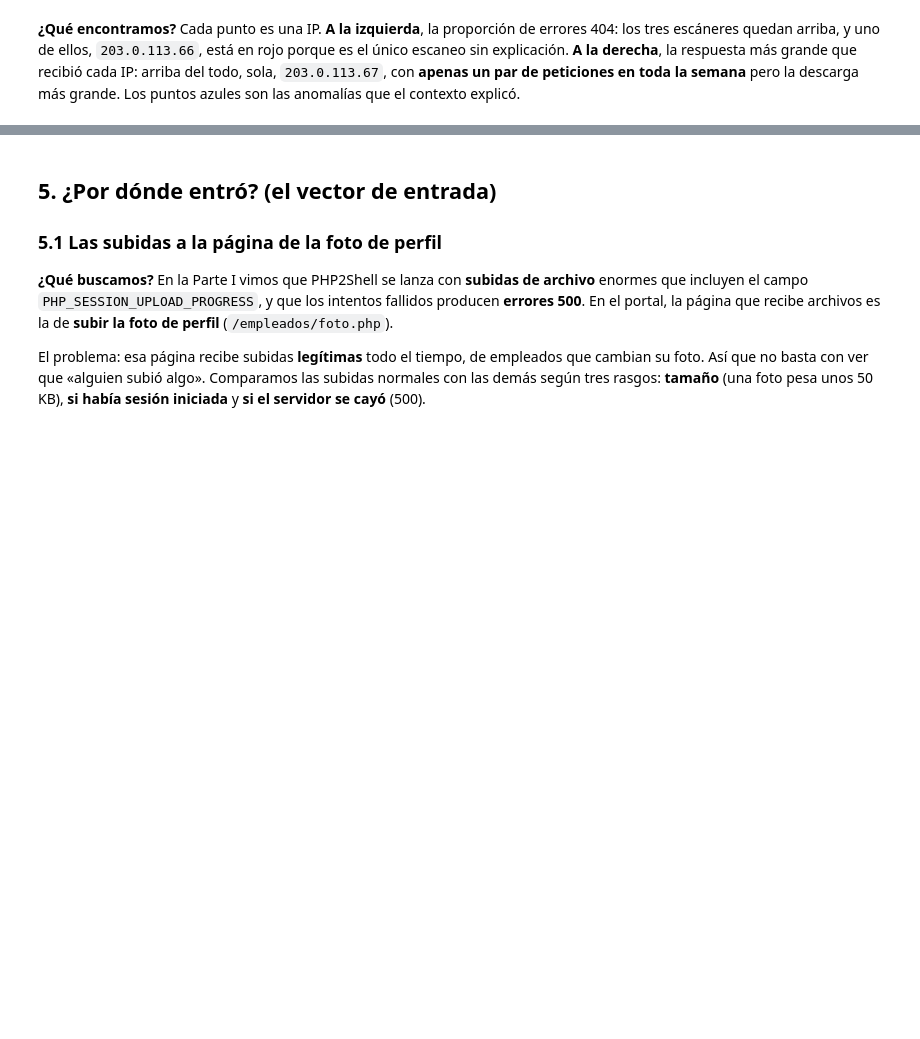
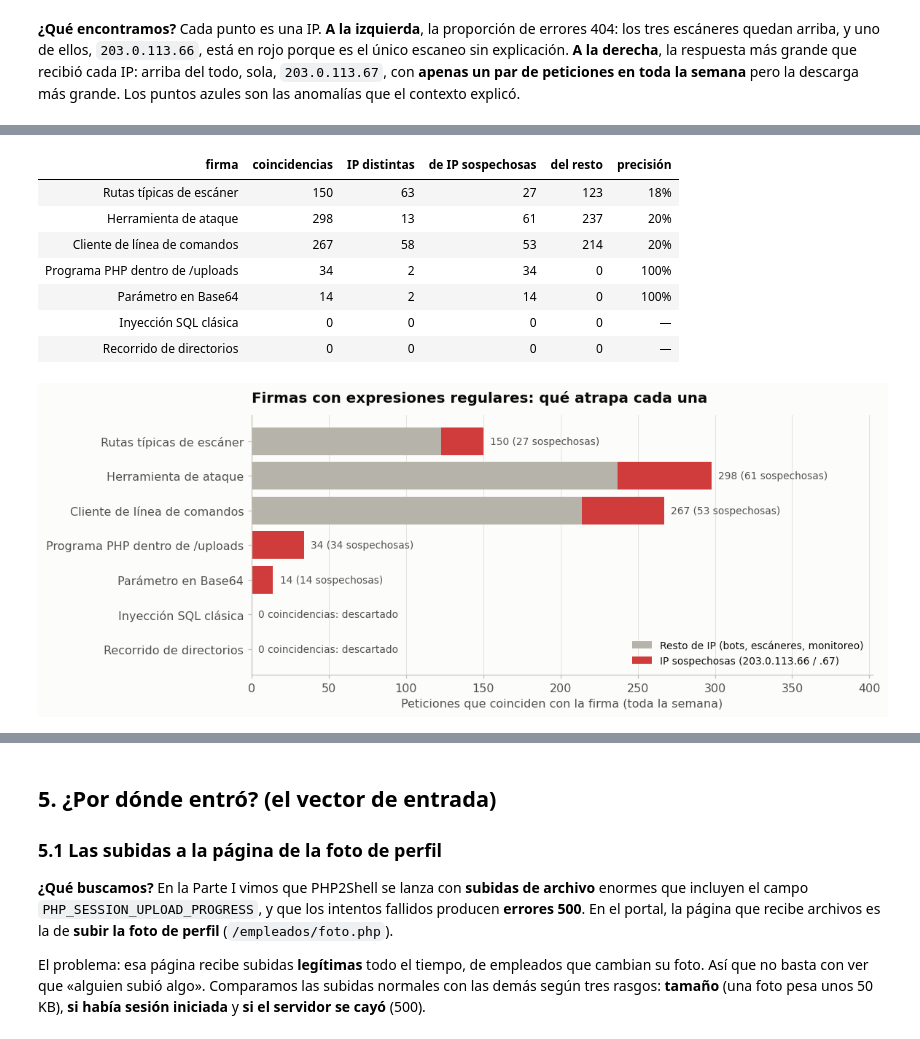
Before and after one commit to JohanYP/techcorp-forense-lab, a Jupyter notebook: analisis/notebooks/analisis_forense.ipynb, the cells around one changed output, grey strips where cells are left out. Saved outputs shown, nothing was run; the diff lists cells and outputs as text; code cells hidden in the pictures; blank space fills up the shorter version.

```diff
--- a/analisis/notebooks/analisis_forense.ipynb
+++ b/analisis/notebooks/analisis_forense.ipynb
@@ -765,0 +881,51 @@ guardar(fig, 'fig03_ips_anomalas')
+# %%
+FIRMAS = [
+    ('Rutas típicas de escáner', 'uri',
+     r'(?i)/(\.env|\.git/|wp-login\.php|phpmyadmin|server-status|backup|db\.sql|shell\.php|config\.php)'),
+    ('Herramienta de ataque', 'user_agent', r'(?i)(gobuster|nikto|sqlmap|nmap|dirbuster|wpscan|nuclei|masscan|zgrab)'),
+    ('Cliente de línea de comandos', 'user_agent', r'^(curl|python-requests|Wget|Go-http-client)/'),
+    ('Programa PHP dentro de /uploads', 'uri', r'^/uploads/.*\.php$'),
+    ('Parámetro en Base64', "coalesce(query, '')", r'[?&](x|dl)=[A-Za-z0-9+/]{4,}={0,2}$'),
+    ('Inyección SQL clásica', "uri || coalesce(query, '')", r'(?i)(union(\s|%20|\+)+select|(\s|%20)or(\s|%20)+1=1|%27--)'),
+    ('Recorrido de directorios', "uri || coalesce(query, '')", r'(\.\./|%2e%2e%2f)'),
+]
+filas = []
+for nombre, campo, patron in FIRMAS:
+    r = con.sql(f'''
+        SELECT COUNT(*) AS coincidencias,
+               COUNT(DISTINCT client_ip) AS ips,
+               COUNT(*) FILTER (WHERE list_contains($sos::VARCHAR[], client_ip)) AS de_ip_sospechosas,
+               COUNT(DISTINCT client_ip) FILTER (WHERE list_contains($sos::VARCHAR[], client_ip)) AS ips_sospechosas
+        FROM web WHERE regexp_matches({campo}, $p)
+    ''', params={'p': patron, 'sos': list(SOSPECHOSAS)}).df().iloc[0]
+    filas.append({'firma': nombre, 'coincidencias': int(r['coincidencias']), 'IP distintas': int(r['ips']),
+                  'de IP sospechosas': int(r['de_ip_sospechosas']),
+                  'del resto': int(r['coincidencias'] - r['de_ip_sospechosas']),
+                  'precisión': (r['de_ip_sospechosas'] / r['coincidencias']) if r['coincidencias'] else None})
+firmas = pd.DataFrame(filas)
+display(firmas.style.format({'precisión': lambda v: '—' if pd.isna(v) else f'{v:.0%}'}).hide(axis='index'))
+
+# Figura: de dónde vienen las coincidencias de cada firma
+f = firmas.iloc[::-1]
+fig, ax = plt.subplots(figsize=(10, 4.2))
+ax.barh(f['firma'], f['del resto'], color=GRIS, label='Resto de IP (bots, escáneres, monitoreo)')
+ax.barh(f['firma'], f['de IP sospechosas'], left=f['del resto'], color=CRITICO, label='IP sospechosas (203.0.113.66 / .67)')
+for y, (tot, sos) in enumerate(zip(f['coincidencias'], f['de IP sospechosas'])):
+    ax.annotate('0 coincidencias: descartado' if tot == 0 else f'{tot} ({sos} sospechosas)',
+                (tot, y), xytext=(6, 0), textcoords='offset points', va='center', fontsize=9, color=TINTA2)
+ax.set_title('Firmas con expresiones regulares: qué atrapa cada una')
+ax.set_xlabel('Peticiones que coinciden con la firma (toda la semana)')
+ax.set_xlim(0, firmas['coincidencias'].max() * 1.35)
+ax.grid(axis='y', visible=False)
+ax.legend(loc='lower right', fontsize=9)
+guardar(fig, 'fig08_firmas_regex')
+# %% [output]
+| firma | coincidencias | IP distintas | de IP sospechosas | del resto | precisión |
+| Rutas típicas de escáner | 150 | 63 | 27 | 123 | 18% |
+| Herramienta de ataque | 298 | 13 | 61 | 237 | 20% |
+| Cliente de línea de comandos | 267 | 58 | 53 | 214 | 20% |
+| Programa PHP dentro de /uploads | 34 | 2 | 34 | 0 | 100% |
+| Parámetro en Base64 | 14 | 2 | 14 | 0 | 100% |
+| Inyección SQL clásica | 0 | 0 | 0 | 0 | — |
+| Recorrido de directorios | 0 | 0 | 0 | 0 | — |
+[figure, added]
```
Also changed, not shown: parts of 24 cells of this notebook, 3 other files.
